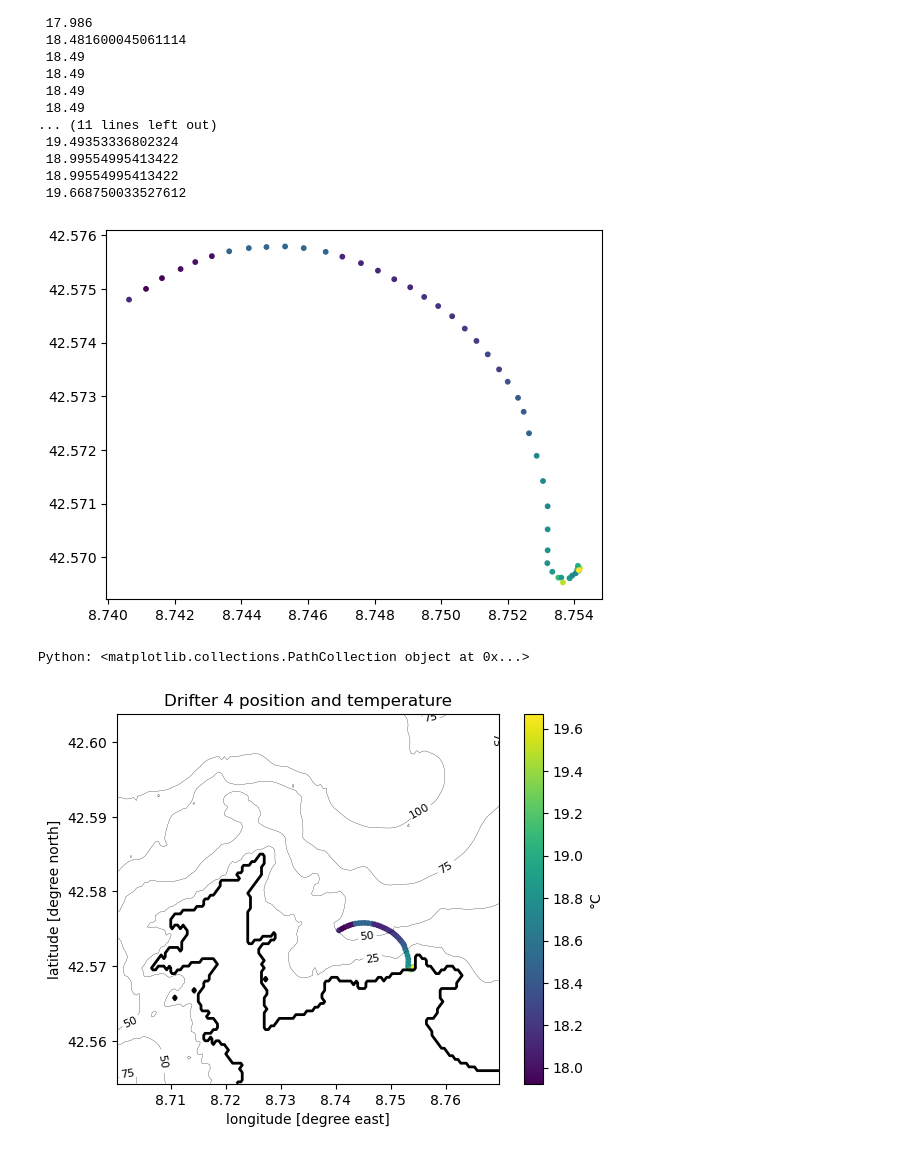
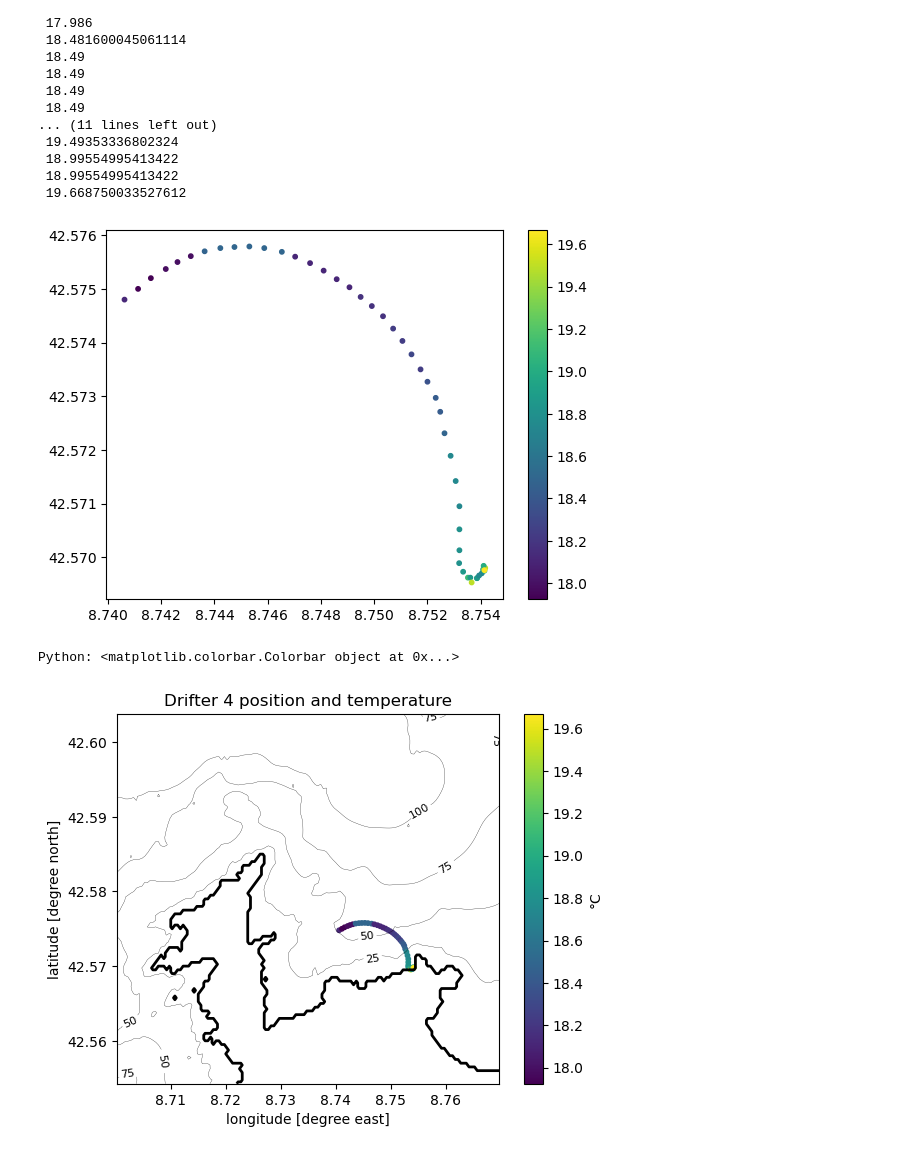
Before and after one commit to gher-uliege/drifter-raspberry-pi, a Jupyter notebook: drifter-track-plots-spot.ipynb, the cells around one changed output. Cells and saved outputs as stored; diff of their text form; code cells hidden in the pictures.

```diff
--- a/drifter-track-plots-spot.ipynb
+++ b/drifter-track-plots-spot.ipynb
@@ -133,6 +121,6 @@ data
 # %%
 #time = DateTime.(data[:,2],"m/d/y HH:MM")
-time = DateTime.(data[:,2],"d.m.y HH:MM")
+time = DateTime.(data[:,2],"d/m/y HH:MM")
 # %% [output]
 63-element Vector{DateTime}:
  2026-05-04T11:27:00
@@ -420,10 +382,10 @@ temp_drifter_positions
  18.99554995413422
  19.668750033527612
 # %%
-scatter(lon,lat,10,temp_drifter_positions)
+scatter(lon,lat,10,temp_drifter_positions); colorbar()
 # %% [output]
-[figure, old version]
+[figure, new version]
-Python: <matplotlib.collections.PathCollection object at 0x...>
+Python: <matplotlib.colorbar.Colorbar object at 0x...>
 # %%
 contour(bat_lon,bat_lat,isnan.(bat)',levels = [0.5],colors="k",linewidths=2);
 CS = contour(bat_lon,bat_lat,-bat',levels = [25, 50, 75, 100],colors="k",linewidths=0.2);
```
Also changed, not shown: parts of 20 cells of this notebook, 1 other file.
